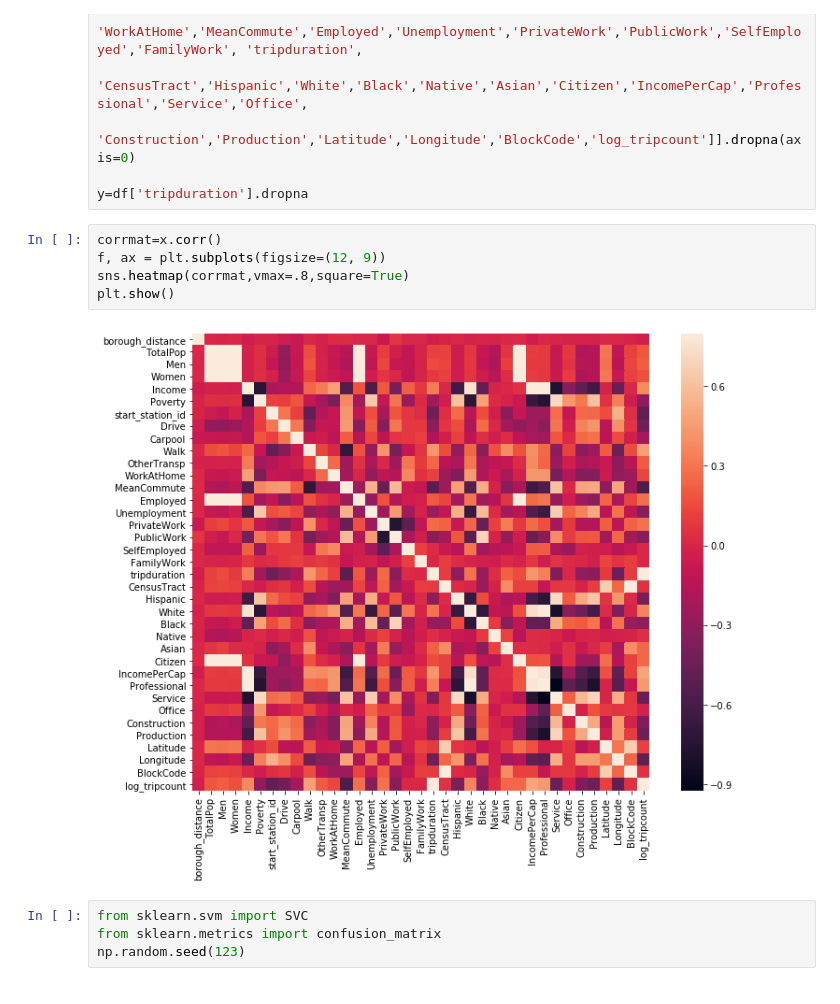
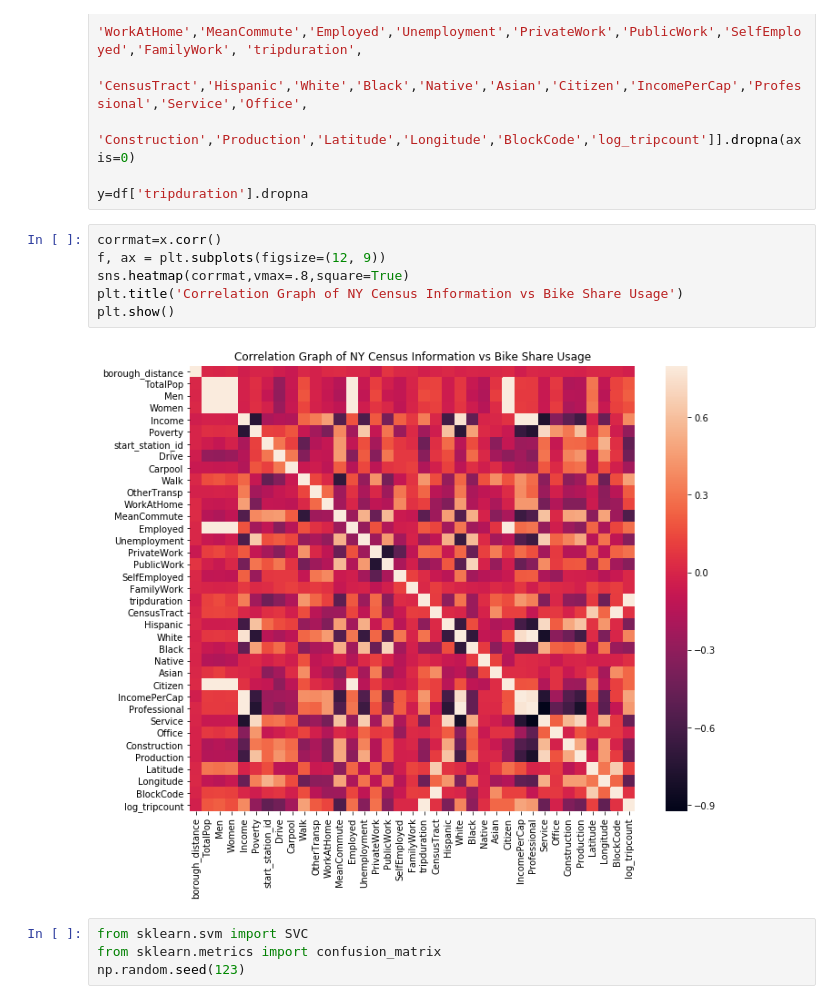
Before and after one commit to amyscott303/Thinkful, a Jupyter notebook: NY_model.ipynb, the cells around one changed output. Saved outputs shown, nothing was run; the diff lists cells and outputs as text.

```diff
--- a/NY_model.ipynb
+++ b/NY_model.ipynb
@@ -75,10 +75,11 @@ y=df['tripduration'].dropna
 # %%
 corrmat=x.corr()
 f, ax = plt.subplots(figsize=(12, 9))
 sns.heatmap(corrmat,vmax=.8,square=True)
+plt.title('Correlation Graph of NY Census Information vs Bike Share Usage')
 plt.show()
 # %% [output]
-[figure, old version]
+[figure, new version]
 # %%
 from sklearn.svm import SVC
 from sklearn.metrics import confusion_matrix
```
Also changed, not shown: parts of 2 cells of this notebook.
